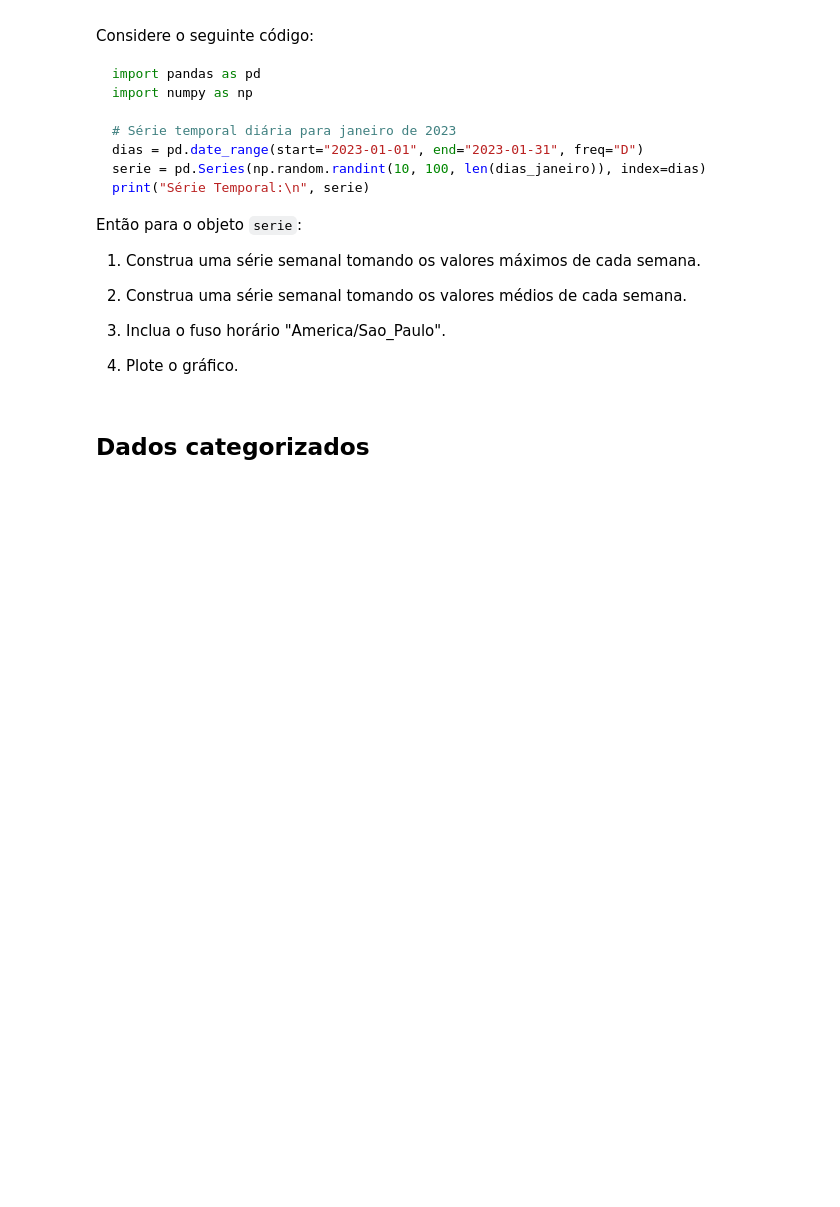
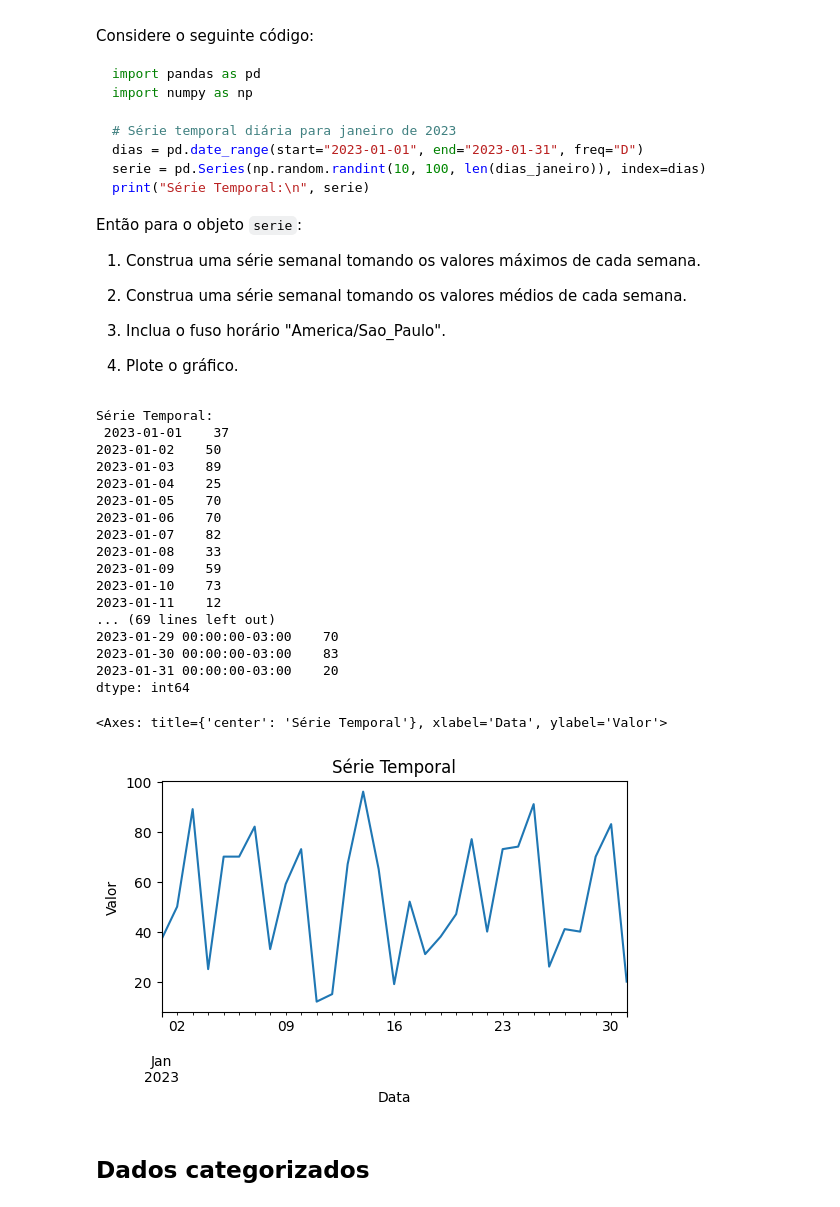
Before and after one commit to py241038835/CEE2, a Jupyter notebook: aulas.ipynb, the cells around one changed output. Drawn from its saved outputs; the diff is of its cells as text; code cells hidden in the pictures; blank space fills up the shorter version.

Commit message:
02/12/2024 - Introdução ao Pandas - Exercício 10

```diff
--- a/aulas.ipynb
+++ b/aulas.ipynb
@@ -3710,6 +3710,50 @@ Então para o objeto `serie`:
 3. Inclua o fuso horário "America/Sao_Paulo".
 
 4. Plote o gráfico.
+# %%
+import pandas as pd
+import numpy as np
+
+# Série temporal diária para janeiro de 2023
+dias = pd.date_range(start="2023-01-01", end="2023-01-31", freq="D")
+serie = pd.Series(np.random.randint(10, 100, len(dias)), index=dias)
+print("Série Temporal:\n", serie)
+
+#Série maxima semanal
+serie_maxima_semanal = serie.resample("W").max()
+print("\nSérie Semanal (Máximos):\n", serie_maxima_semanal)
+
+#Série media semanal
+serie_media_semanal = serie.resample("W").mean()
+print("\nSérie Semanal (Médias):\n", serie_media_semanal)
+
+#Colocar fuso horario
+serie = serie.tz_localize("America/Sao_Paulo")
+print("\nSérie com Fuso:\n", serie)
+
+#Plotar Gráfico
+serie.plot(title="Série Temporal", xlabel="Data", ylabel="Valor",
+                    figsize=(6, 3))
+# %% [output]
+Série Temporal:
+ 2023-01-01    37
+2023-01-02    50
+2023-01-03    89
+2023-01-04    25
+2023-01-05    70
+2023-01-06    70
+2023-01-07    82
+2023-01-08    33
+2023-01-09    59
+2023-01-10    73
+2023-01-11    12
+... (69 lines left out)
+2023-01-29 00:00:00-03:00    70
+2023-01-30 00:00:00-03:00    83
+2023-01-31 00:00:00-03:00    20
+dtype: int64
+<Axes: title={'center': 'Série Temporal'}, xlabel='Data', ylabel='Valor'>
+[figure, added]
 # %% [markdown]
 ## Dados categorizados
 # %% [markdown]
```
